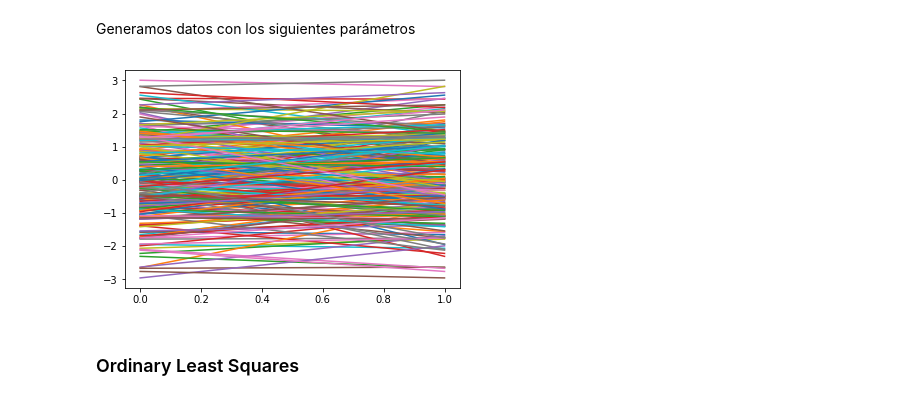
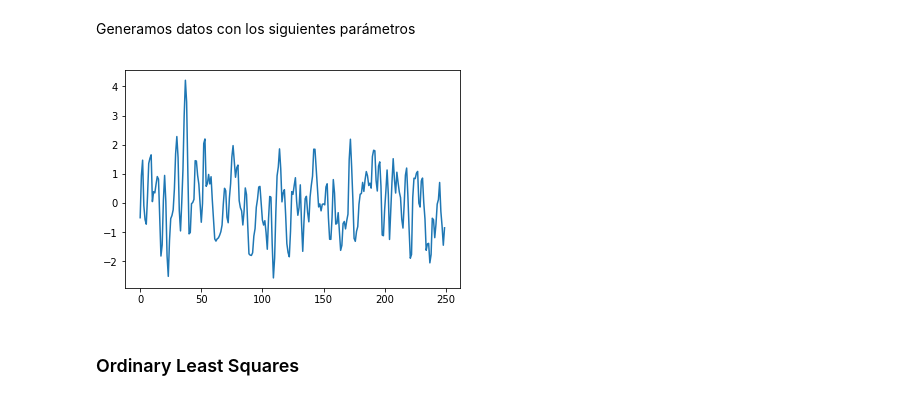
Before and after one commit to CamiVasz/Modelaci-n-experimental, a Jupyter notebook: Entrega 2/LS.ipynb, the cells around one changed output. Saved outputs shown, nothing was run; the diff lists cells and outputs as text; code cells hidden in the pictures.

```diff
--- a/Entrega 2/LS.ipynb
+++ b/Entrega 2/LS.ipynb
@@ -29,10 +28,10 @@ X = np.matrix(X)
 for i in range(1, nobs):
     X[i] = X[i-1]*A.transpose() + np.array([e[i-1],e[i]])*D.transpose()
 # %%
-plt.plot(X.transpose())
+plt.plot(X.transpose()[0])
 plt.show()
 # %% [output]
-[figure, old version]
+[figure, new version]
 # %% [markdown]
 ### Ordinary Least Squares
 # %% [markdown]
```
Also changed, not shown: parts of 20 cells of this notebook.
